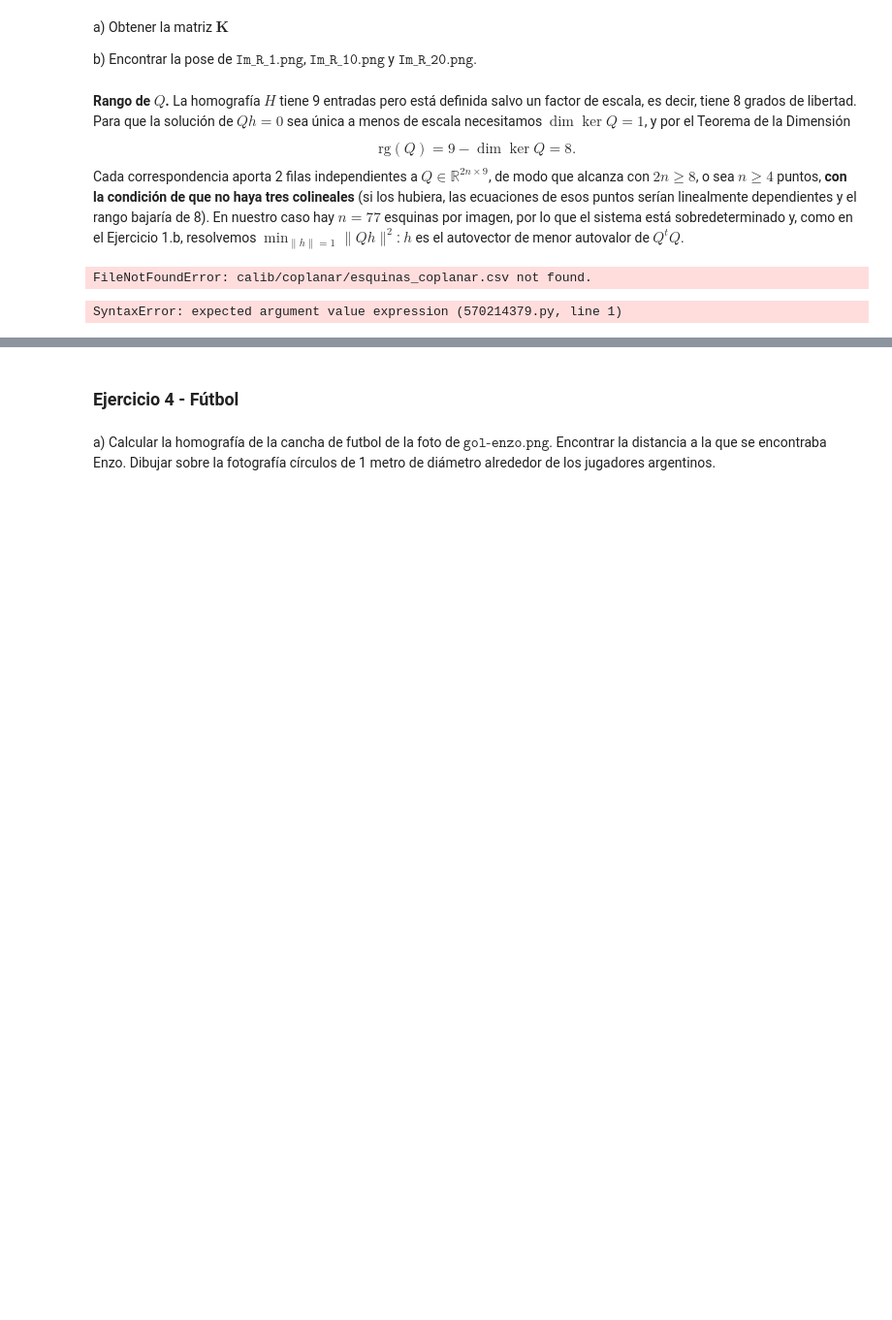
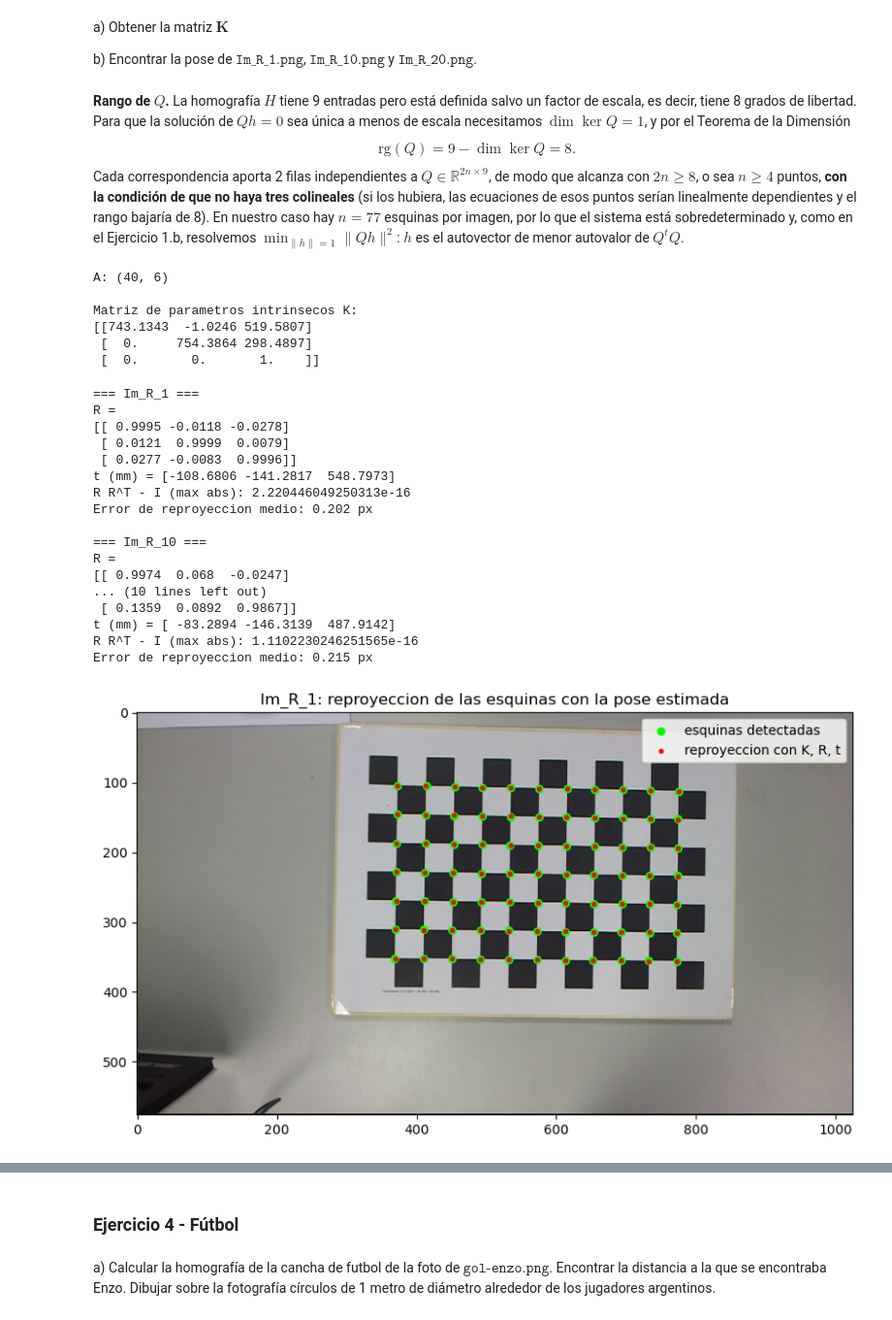
Before and after one commit to eliaselizabe9/ALC, a Jupyter notebook: tp/grupo_SayNoNumpy_TP.ipynb, the cells around one changed output, grey strips where cells are left out. Shown at 97% size. Drawn from its saved outputs; the diff is of its cells as text; code cells hidden in the pictures; blank space fills up the shorter version.

```diff
--- a/tp/grupo_SayNoNumpy_TP.ipynb
+++ b/tp/grupo_SayNoNumpy_TP.ipynb
@@ -540,7 +540,7 @@ for j in range(7):              # 7 filas de esquinas
         k = k + 1
 
 # imgPts: esquinas detectadas en cada imagen (20 filas x 154 valores: u0 v0 u1 v1 ...)
-carpeta = os.path.join('calib', 'coplanar')
+carpeta = os.path.join('template-alumnos-20261026/ calib/coplanar')
 datos = np.loadtxt(os.path.join(carpeta, 'esquinas_coplanar.csv'), delimiter=',')
 
 # a) K: una homografia por vista, luego A, luego K
@@ -555,39 +555,43 @@ print("A:", A.shape)
 print("\nMatriz de parametros intrinsecos K:")
 print(K)
 # %% [output]
-FileNotFoundError: calib/coplanar/esquinas_coplanar.csv not found.
+A: (40, 6)
+
+Matriz de parametros intrinsecos K:
+[[743.1343  -1.0246 519.5807]
+ [  0.     754.3864 298.4897]
+ [  0.       0.       1.    ]]
 # %%
 # b) Pose de Im_R_1, Im_R_10 e Im_R_20
 poses = {}
 for idx in (1, 10, 20):
     imgPts_j = datos[idx - 1].reshape(77, 2)
     R, t = obtenerPose2D(Hlst[idx - 1], K)
     poses[idx] = (R, t)
     print("=== Im_R_%d ===" % idx)
     print("R =");  print(R)
     print("t (mm) =", t)
     print("R R^T - I (max abs):", np.max(np.abs(alc.arroba(R, R.T) - np.eye(3))))
     print("Error de reproyeccion medio: %.3f px\n" % errorReproyeccion(R, t, K, objPts, imgPts_j))
-
-# Reproyeccion de todas las esquinas sobre Im_R_1
-R1, t1 = poses[1]
-img1 = mpimg.imread(os.path.join(carpeta, 'Im_R_1.png'))
-rep = np.zeros((77, 2))
-for i in range(77):
-    h = alc.arroba(K, alc.arroba(R1, np.array([objPts[i, 0], objPts[i, 1], 0.0])) + t1)
-    rep[i, 0] = h[0] / h[2]
-    rep[i, 1] = h[1] / h[2]
-det1 = datos[0].reshape(77, 2)
-plt.figure(figsize=(9, 5))
-plt.imshow(img1)
-plt.scatter(det1[:, 0], det1[:, 1], s=30, c='lime', label='esquinas detectadas')
-plt.scatter(rep[:, 0], rep[:, 1], s=8, c='red', label='reproyeccion con K, R, t')
-plt.title('Im_R_1: reproyeccion de las esquinas con la pose estimada')
-plt.legend()
-plt.tight_layout()
-plt.show()
 # %% [output]
-SyntaxError: expected argument value expression (570214379.py, line 1)
+=== Im_R_1 ===
+R =
+[[ 0.9995 -0.0118 -0.0278]
+ [ 0.0121  0.9999  0.0079]
+ [ 0.0277 -0.0083  0.9996]]
+t (mm) = [-108.6806 -141.2817  548.7973]
+R R^T - I (max abs): 2.220446049250313e-16
+Error de reproyeccion medio: 0.202 px
+
+=== Im_R_10 ===
+R =
+[[ 0.9974  0.068  -0.0247]
+... (10 lines left out)
+ [ 0.1359  0.0892  0.9867]]
+t (mm) = [ -83.2894 -146.3139  487.9142]
+R R^T - I (max abs): 1.1102230246251565e-16
+Error de reproyeccion medio: 0.215 px
+[figure, added]
 # %% [markdown]
 **a) Matriz de parámetros intrínsecos.** Con las 20 vistas obtuvimos
 
```
Also changed, not shown: parts of 1 cell of this notebook, 1 other file.
